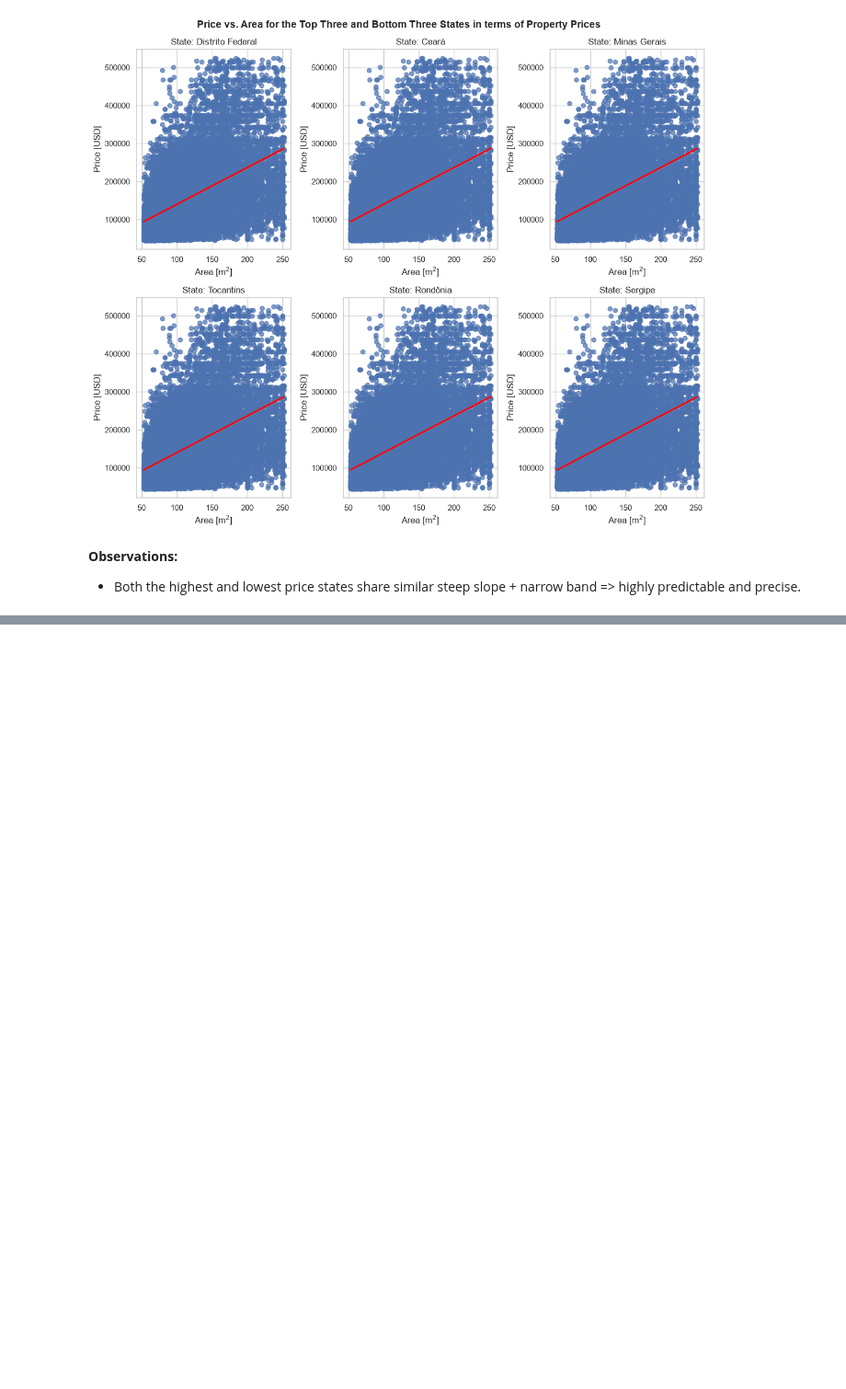
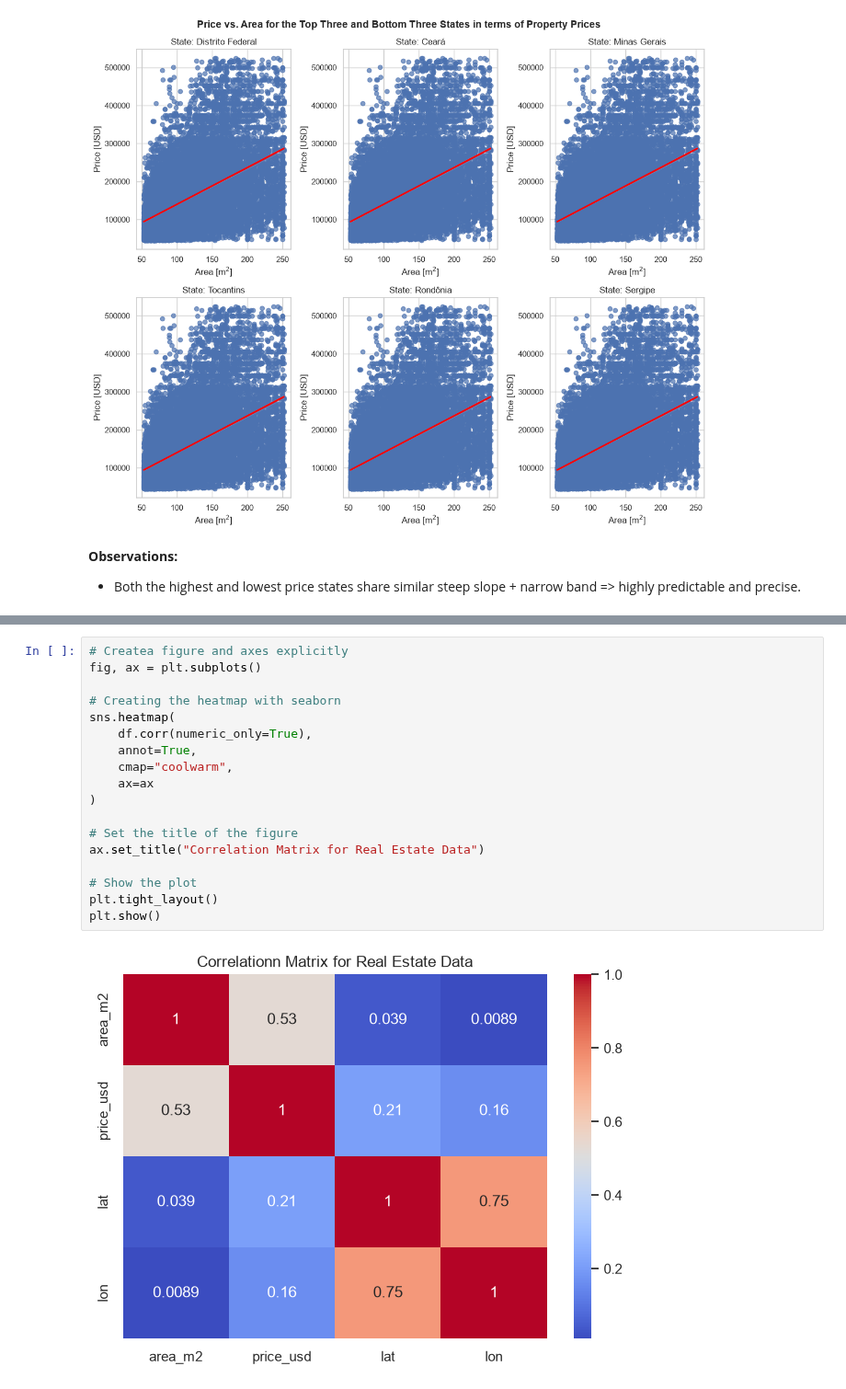
Before and after one commit to rounak173/Brazil-Real-Estate-EDA, a Jupyter notebook: eda_brazil_real_estate.ipynb, the cells around one changed output, grey strips where cells are left out. Shown at 92% size. Cells and saved outputs as stored; diff of their text form; blank space fills up the shorter version.

Commit message:
Simple correlation check: National and state-level

```diff
--- a/eda_brazil_real_estate.ipynb
+++ b/eda_brazil_real_estate.ipynb
@@ -633,0 +638,20 @@ plt.show()
+# %%
+# Createa figure and axes explicitly
+fig, ax = plt.subplots()
+
+# Creating the heatmap with seaborn
+sns.heatmap(
+    df.corr(numeric_only=True),
+    annot=True,
+    cmap="coolwarm",
+    ax=ax
+)
+
+# Set the title of the figure
+ax.set_title("Correlation Matrix for Real Estate Data")
+
+# Show the plot
+plt.tight_layout()
+plt.show()
+# %% [output]
+[figure, added]
```
Also changed, not shown: parts of 8 cells of this notebook.
